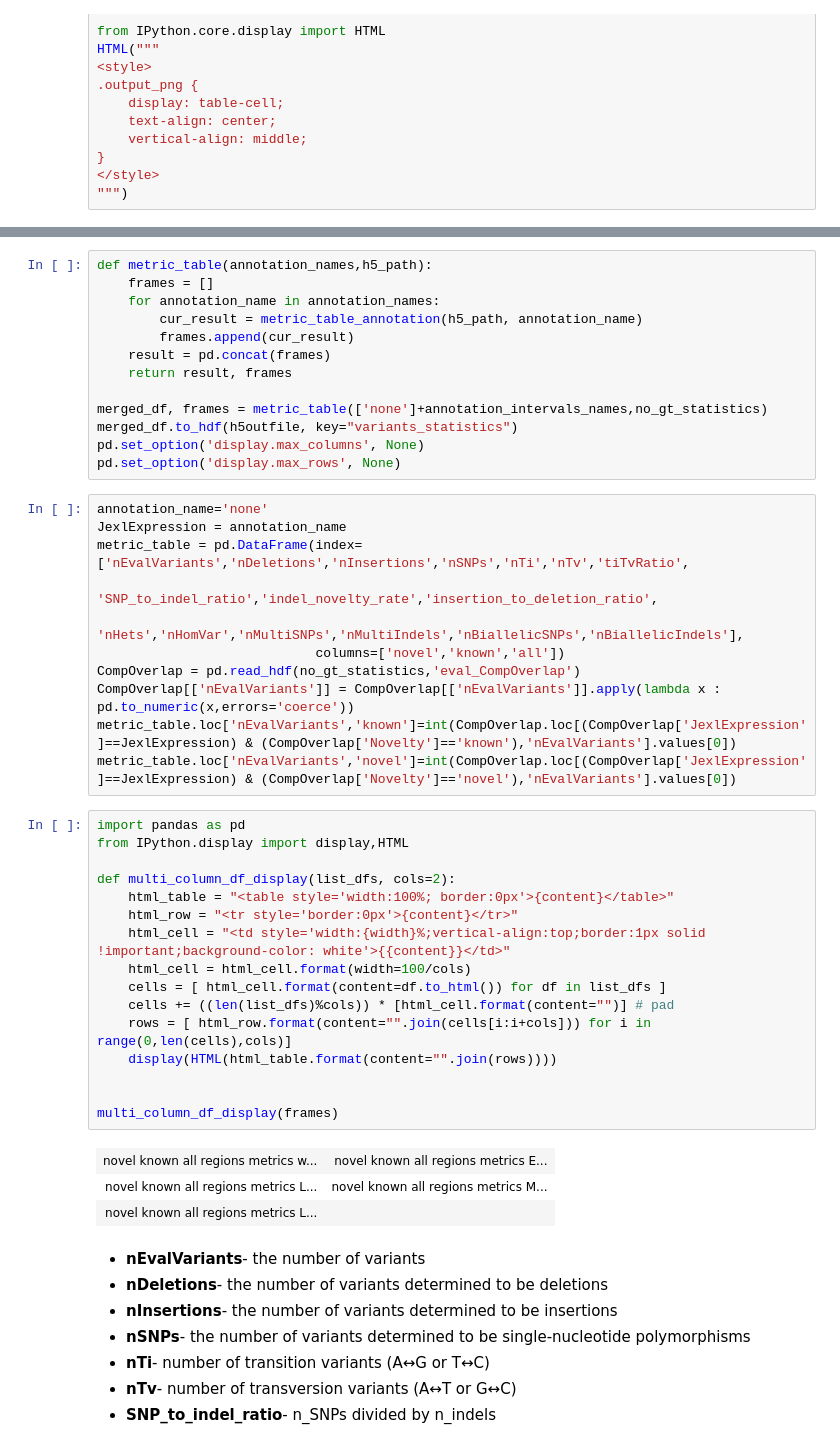
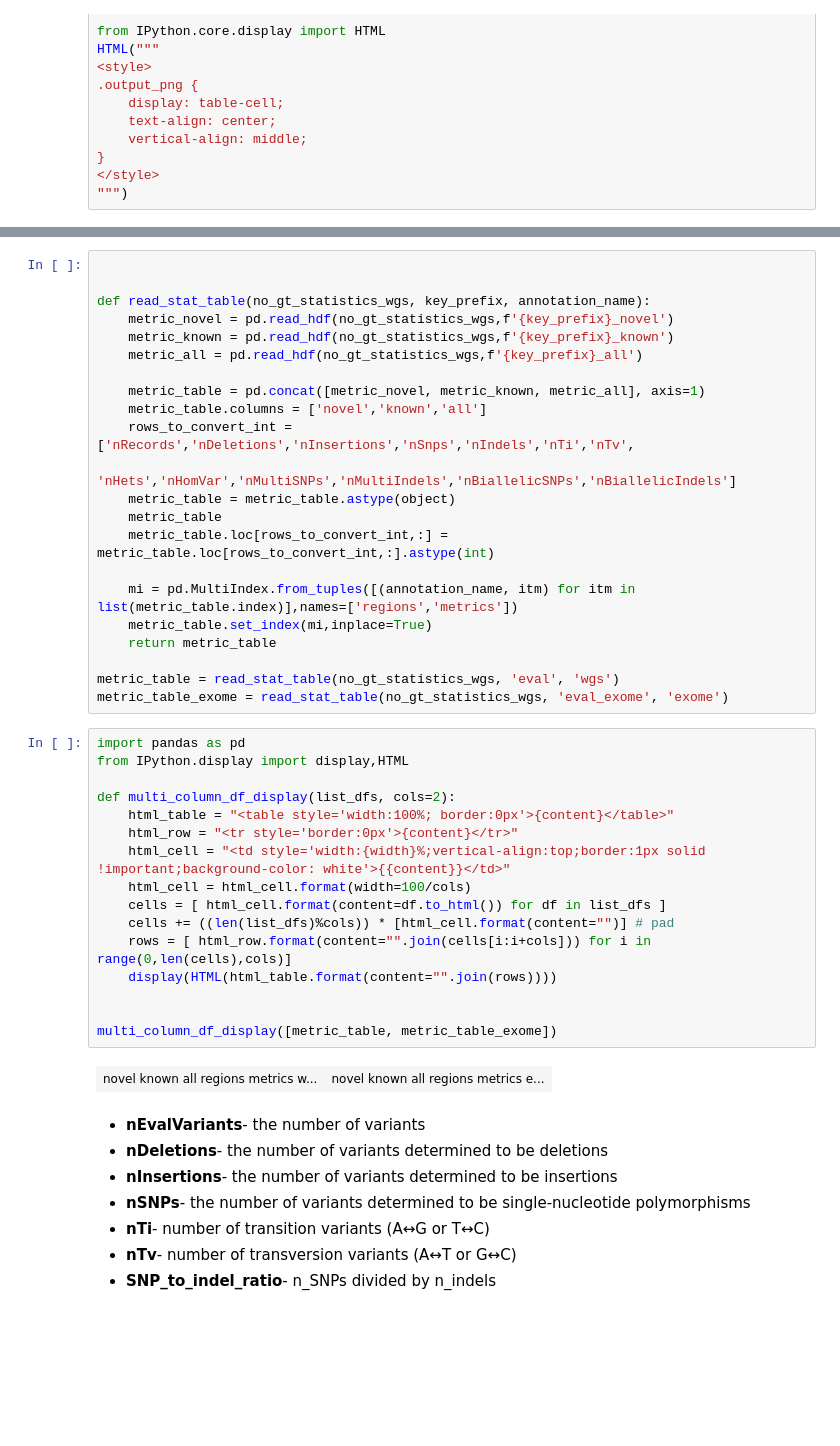
Before and after one commit to Ultimagen/VariantCalling, a Jupyter notebook: ugvc/reports/report_wo_gt.ipynb, the cells around one changed output, grey strips where cells are left out. Saved outputs shown, nothing was run; the diff lists cells and outputs as text; blank space fills up the shorter version.

```diff
--- a/ugvc/reports/report_wo_gt.ipynb
+++ b/ugvc/reports/report_wo_gt.ipynb
@@ -220,47 +120,43 @@ def metric_table_annotation(h5_path, annotation_name='none'):
-# %%
-def metric_table(annotation_names,h5_path):
-    frames = []
-    for annotation_name in annotation_names:
-        cur_result = metric_table_annotation(h5_path, annotation_name)
-        frames.append(cur_result)
-    result = pd.concat(frames)
-    return result, frames
-
-merged_df, frames = metric_table(['none']+annotation_intervals_names,no_gt_statistics)
-merged_df.to_hdf(h5outfile, key="variants_statistics")
-pd.set_option('display.max_columns', None)
-pd.set_option('display.max_rows', None)
-# %%
-annotation_name='none'
-JexlExpression = annotation_name
-metric_table = pd.DataFrame(index=['nEvalVariants','nDeletions','nInsertions','nSNPs','nTi','nTv','tiTvRatio',
-                                   'SNP_to_indel_ratio','indel_novelty_rate','insertion_to_deletion_ratio',
-                                   'nHets','nHomVar','nMultiSNPs','nMultiIndels','nBiallelicSNPs','nBiallelicIndels'],
-                            columns=['novel','known','all'])
-CompOverlap = pd.read_hdf(no_gt_statistics,'eval_CompOverlap')
-CompOverlap[['nEvalVariants']] = CompOverlap[['nEvalVariants']].apply(lambda x : pd.to_numeric(x,errors='coerce'))
-metric_table.loc['nEvalVariants','known']=int(CompOverlap.loc[(CompOverlap['JexlExpression']==JexlExpression) & (CompOverlap['Novelty']=='known'),'nEvalVariants'].values[0])
-metric_table.loc['nEvalVariants','novel']=int(CompOverlap.loc[(CompOverlap['JexlExpression']==JexlExpression) & (CompOverlap['Novelty']=='novel'),'nEvalVariants'].values[0])
+# %%
+
+
+def read_stat_table(no_gt_statistics_wgs, key_prefix, annotation_name):
+    metric_novel = pd.read_hdf(no_gt_statistics_wgs,f'{key_prefix}_novel')
+    metric_known = pd.read_hdf(no_gt_statistics_wgs,f'{key_prefix}_known')
+    metric_all = pd.read_hdf(no_gt_statistics_wgs,f'{key_prefix}_all')
+
+    metric_table = pd.concat([metric_novel, metric_known, metric_all], axis=1)
+    metric_table.columns = ['novel','known','all']
+    rows_to_convert_int = ['nRecords','nDeletions','nInsertions','nSnps','nIndels','nTi','nTv',
+                          'nHets','nHomVar','nMultiSNPs','nMultiIndels','nBiallelicSNPs','nBiallelicIndels']
+    metric_table = metric_table.astype(object)
+    metric_table
+    metric_table.loc[rows_to_convert_int,:] = metric_table.loc[rows_to_convert_int,:].astype(int)
+
+    mi = pd.MultiIndex.from_tuples([(annotation_name, itm) for itm in list(metric_table.index)],names=['regions','metrics'])
+    metric_table.set_index(mi,inplace=True)
+    return metric_table
+
+metric_table = read_stat_table(no_gt_statistics_wgs, 'eval', 'wgs')
+metric_table_exome = read_stat_table(no_gt_statistics_wgs, 'eval_exome', 'exome')
 # %%
 import pandas as pd
 from IPython.display import display,HTML
 
 def multi_column_df_display(list_dfs, cols=2):
     html_table = "<table style='width:100%; border:0px'>{content}</table>"
     html_row = "<tr style='border:0px'>{content}</tr>"
     html_cell = "<td style='width:{width}%;vertical-align:top;border:1px solid !important;background-color: white'>{{content}}</td>"
     html_cell = html_cell.format(width=100/cols)
     cells = [ html_cell.format(content=df.to_html()) for df in list_dfs ]
     cells += ((len(list_dfs)%cols)) * [html_cell.format(content="")] # pad
     rows = [ html_row.format(content="".join(cells[i:i+cols])) for i in range(0,len(cells),cols)]
     display(HTML(html_table.format(content="".join(rows))))
 
 
-multi_column_df_display(frames)
+multi_column_df_display([metric_table, metric_table_exome])
 # %% [output]
-| novel known all regions metrics w... | novel known all regions metrics E... |
-| novel known all regions metrics L... | novel known all regions metrics M... |
-| novel known all regions metrics L... |  |
+| novel known all regions metrics w... | novel known all regions metrics e... |
 # %% [markdown]
 
 <ul>
```
Also changed, not shown: parts of 23 cells of this notebook, 1 other file.
